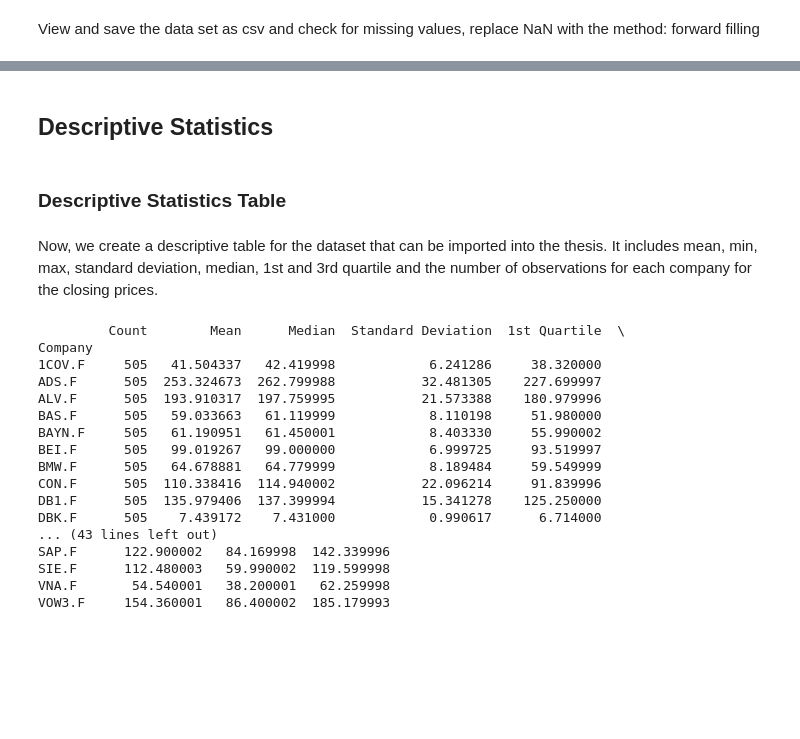
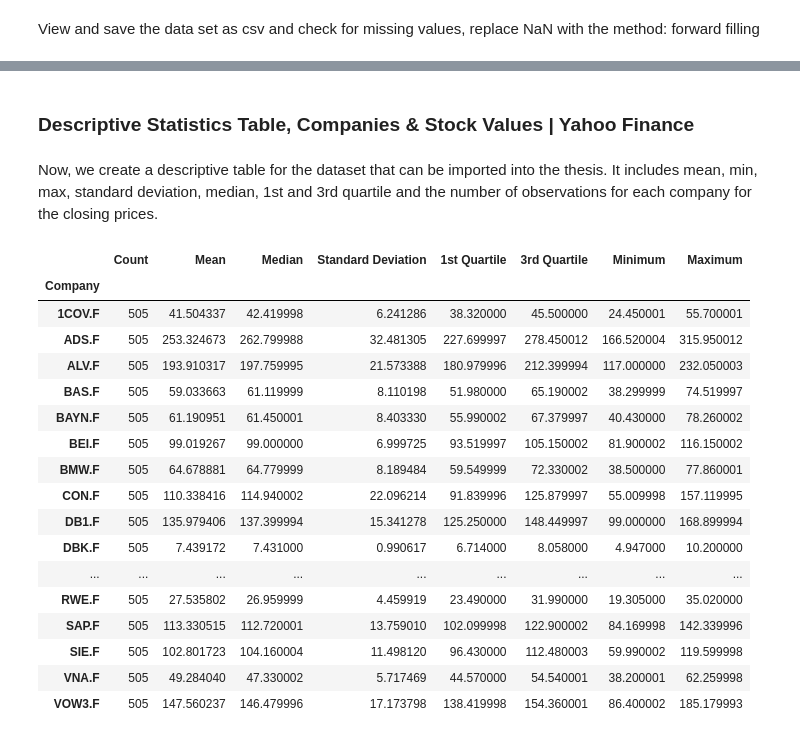
Before and after one commit to johannaschulz/EconometricAnalysis-BrandCrisisModeration-DAX30, a Jupyter notebook: notebooks/test.ipynb, the cells around one changed output, grey strips where cells are left out. Cells and saved outputs as stored; diff of their text form; code cells hidden in the pictures; blank space fills up the shorter version.

```diff
--- a/notebooks/test.ipynb
+++ b/notebooks/test.ipynb
@@ -367,47 +377,46 @@ monthly_vwap_dataset.to_csv('../outputs/monthly_vwap_dataset.csv', index=False)
 # %% [markdown]
-## Descriptive Statistics
+### Descriptive Statistics Table, Companies & Stock Values | Yahoo Finance
-# %% [markdown]
-### Descriptive Statistics Table
 # %% [markdown]
 Now, we create a descriptive table for the dataset that can be imported into the thesis. It includes mean, min, max, standard deviation, median, 1st and 3rd quartile and the number of observations for each company for the closing prices.
 # %%
 # Group by 'Company' and calculate descriptive statistics for 'Close' price
 descriptive_stats = dataset.groupby('Company')['Close'].describe(percentiles=[.25, .5, .75])
 
 # Adding number of observations
 descriptive_stats['count'] = dataset.groupby('Company')['Close'].count()
 
 # Renaming percentiles for clarity
 descriptive_stats.rename(columns={'25%': '1st Quartile', '50%': 'Median', '75%': '3rd Quartile', 'count': 'Count', 'mean': 'Mean', 'min': 'Minimum', 'max': 'Maximum'}, inplace=True)
 
 # Adding standard deviation
 descriptive_stats['std_dev'] = dataset.groupby('Company')['Close'].std()
 
 descriptive_stats.rename(columns={'std_dev': 'Standard Deviation'}, inplace=True)
 
 # Reordering columns as per your requirement
 descriptive_stats = descriptive_stats[['Count', 'Mean', 'Median', 'Standard Deviation','1st Quartile', '3rd Quartile', 'Minimum',  'Maximum']]
 
 # Print the table
-print(descriptive_stats)
+descriptive_stats
 # %% [output]
-         Count        Mean      Median  Standard Deviation  1st Quartile  \
-Company
-1COV.F     505   41.504337   42.419998            6.241286     38.320000
-ADS.F      505  253.324673  262.799988           32.481305    227.699997
-ALV.F      505  193.910317  197.759995           21.573388    180.979996
-BAS.F      505   59.033663   61.119999            8.110198     51.980000
-BAYN.F     505   61.190951   61.450001            8.403330     55.990002
-BEI.F      505   99.019267   99.000000            6.999725     93.519997
-BMW.F      505   64.678881   64.779999            8.189484     59.549999
-CON.F      505  110.338416  114.940002           22.096214     91.839996
-DB1.F      505  135.979406  137.399994           15.341278    125.250000
-DBK.F      505    7.439172    7.431000            0.990617      6.714000
-... (43 lines left out)
-SAP.F      122.900002   84.169998  142.339996
-SIE.F      112.480003   59.990002  119.599998
-VNA.F       54.540001   38.200001   62.259998
-VOW3.F     154.360001   86.400002  185.179993
+|  | Count | Mean | Median | Standard Deviation | 1st Quartile | 3rd Quartile | Minimum | Maximum |
+| Company |  |  |  |  |  |  |  |  |
+| 1COV.F | 505 | 41.504337 | 42.419998 | 6.241286 | 38.320000 | 45.500000 | 24.450001 | 55.700001 |
+| ADS.F | 505 | 253.324673 | 262.799988 | 32.481305 | 227.699997 | 278.450012 | 166.520004 | 315.950012 |
+| ALV.F | 505 | 193.910317 | 197.759995 | 21.573388 | 180.979996 | 212.399994 | 117.000000 | 232.050003 |
+| BAS.F | 505 | 59.033663 | 61.119999 | 8.110198 | 51.980000 | 65.190002 | 38.299999 | 74.519997 |
+| BAYN.F | 505 | 61.190951 | 61.450001 | 8.403330 | 55.990002 | 67.379997 | 40.430000 | 78.260002 |
+| BEI.F | 505 | 99.019267 | 99.000000 | 6.999725 | 93.519997 | 105.150002 | 81.900002 | 116.150002 |
+| BMW.F | 505 | 64.678881 | 64.779999 | 8.189484 | 59.549999 | 72.330002 | 38.500000 | 77.860001 |
+| CON.F | 505 | 110.338416 | 114.940002 | 22.096214 | 91.839996 | 125.879997 | 55.009998 | 157.119995 |
+| DB1.F | 505 | 135.979406 | 137.399994 | 15.341278 | 125.250000 | 148.449997 | 99.000000 | 168.899994 |
+| DBK.F | 505 | 7.439172 | 7.431000 | 0.990617 | 6.714000 | 8.058000 | 4.947000 | 10.200000 |
+| ... | ... | ... | ... | ... | ... | ... | ... | ... |
+| RWE.F | 505 | 27.535802 | 26.959999 | 4.459919 | 23.490000 | 31.990000 | 19.305000 | 35.020000 |
+| SAP.F | 505 | 113.330515 | 112.720001 | 13.759010 | 102.099998 | 122.900002 | 84.169998 | 142.339996 |
+| SIE.F | 505 | 102.801723 | 104.160004 | 11.498120 | 96.430000 | 112.480003 | 59.990002 | 119.599998 |
+| VNA.F | 505 | 49.284040 | 47.330002 | 5.717469 | 44.570000 | 54.540001 | 38.200001 | 62.259998 |
+| VOW3.F | 505 | 147.560237 | 146.479996 | 17.173798 | 138.419998 | 154.360001 | 86.400002 | 185.179993 |
 # %%
 !pip install openpyxl
 
```
Also changed, not shown: parts of 53 cells of this notebook, 12 other files.
